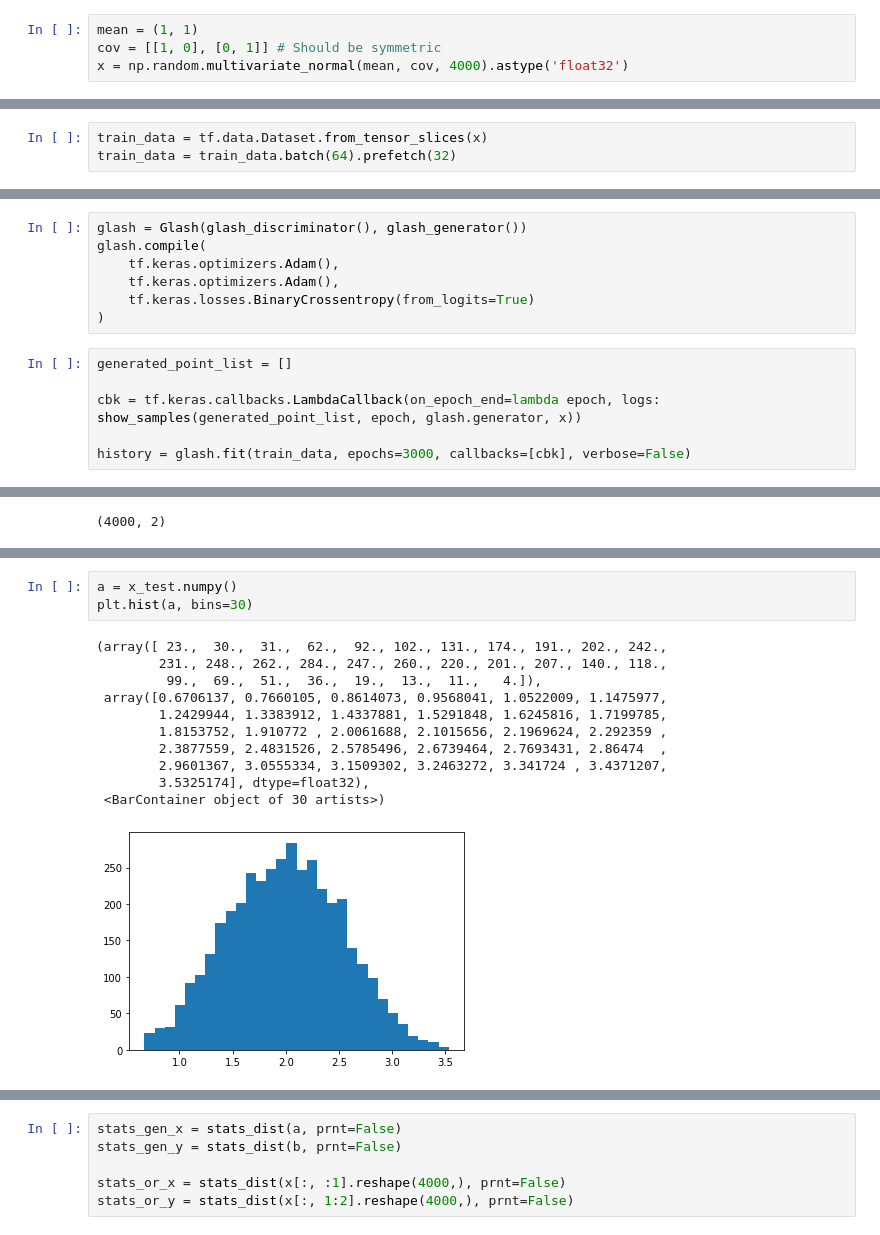
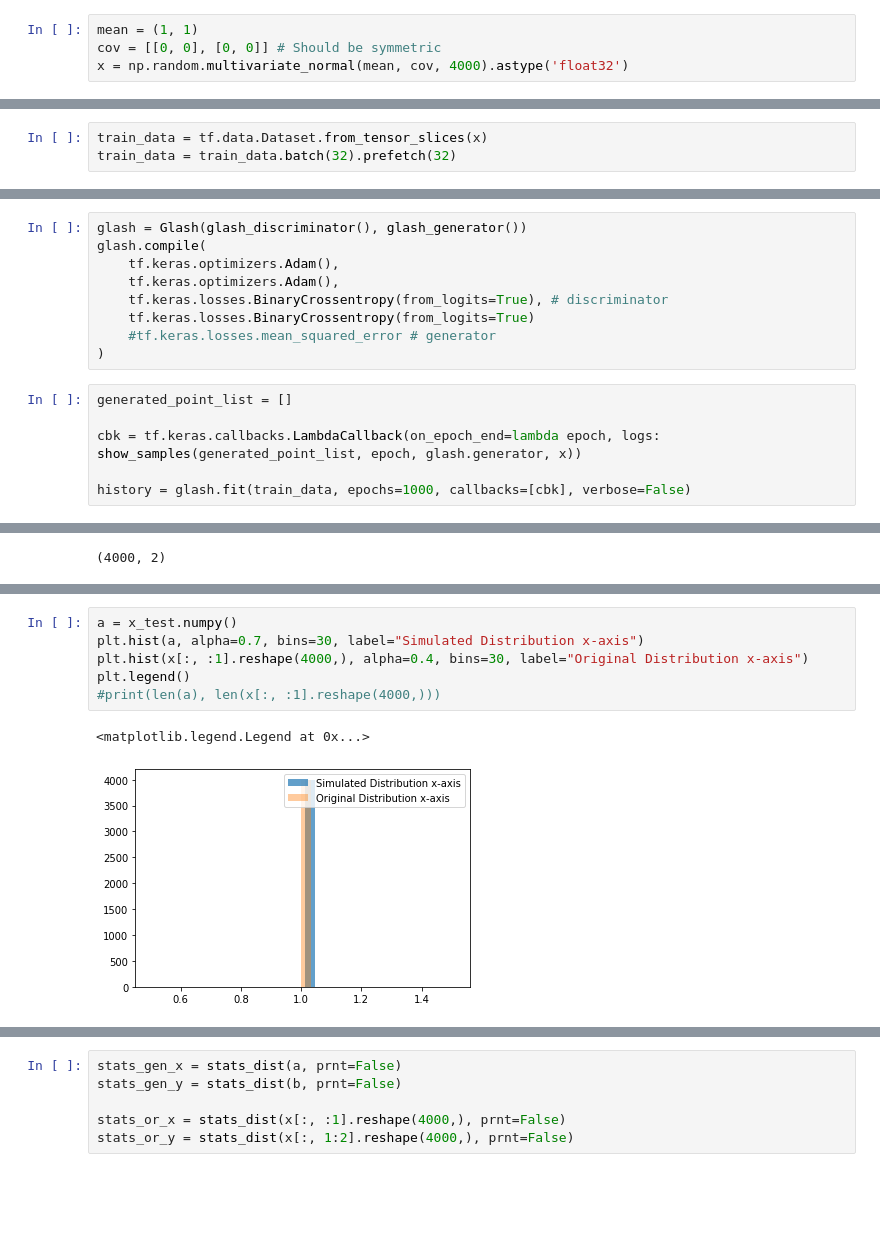
Before and after one commit to Sergio20f/generative_ml_for_particle_physics, a Jupyter notebook: data_notebooks/glash_v2_dist.ipynb, the cells around one changed output, grey strips where cells are left out. Cells and saved outputs as stored; diff of their text form; blank space fills up the shorter version.

Commit message:
add log to try to improve results for glash, add new helper functions to compare histograms

```diff
--- a/data_notebooks/glash_v2_dist.ipynb
+++ b/data_notebooks/glash_v2_dist.ipynb
@@ -18,6 +117,6 @@ from glash_v2 import glash_discriminator, glash_generator, Glash
 # %%
 mean = (1, 1)
-cov = [[1, 0], [0, 1]] # Should be symmetric
+cov = [[0, 0], [0, 0]] # Should be symmetric
 x = np.random.multivariate_normal(mean, cov, 4000).astype('float32')
 # %%
 plt.hist2d(x[:, :1].reshape(4000,), x[:, 1:2].reshape(4000,), bins=25)
@@ -43,4 +142,4 @@ plt.hist2d(x[:, :1].reshape(4000,), x[:, 1:2].reshape(4000,), bins=25)
 # %%
 train_data = tf.data.Dataset.from_tensor_slices(x)
-train_data = train_data.batch(64).prefetch(32)
+train_data = train_data.batch(32).prefetch(32)
 # %% [output]
@@ -66,12 +165,14 @@ glash = Glash(glash_discriminator(), glash_generator())
 glash.compile(
     tf.keras.optimizers.Adam(),
     tf.keras.optimizers.Adam(),
+    tf.keras.losses.BinaryCrossentropy(from_logits=True), # discriminator
     tf.keras.losses.BinaryCrossentropy(from_logits=True)
+    #tf.keras.losses.mean_squared_error # generator
 )
 # %%
 generated_point_list = []
 
 cbk = tf.keras.callbacks.LambdaCallback(on_epoch_end=lambda epoch, logs: show_samples(generated_point_list, epoch, glash.generator, x))
 
-history = glash.fit(train_data, epochs=3000, callbacks=[cbk], verbose=False)
+history = glash.fit(train_data, epochs=1000, callbacks=[cbk], verbose=False)
 # %% [output]
@@ -130,17 +233,11 @@ plt.hist2d(x_test, y_test, bins=25)
 # %%
 a = x_test.numpy()
-plt.hist(a, bins=30)
+plt.hist(a, alpha=0.7, bins=30, label="Simulated Distribution x-axis")
+plt.hist(x[:, :1].reshape(4000,), alpha=0.4, bins=30, label="Original Distribution x-axis")
+plt.legend()
+#print(len(a), len(x[:, :1].reshape(4000,)))
 # %% [output]
-(array([ 23.,  30.,  31.,  62.,  92., 102., 131., 174., 191., 202., 242.,
-        231., 248., 262., 284., 247., 260., 220., 201., 207., 140., 118.,
-         99.,  69.,  51.,  36.,  19.,  13.,  11.,   4.]),
- array([0.6706137, 0.7660105, 0.8614073, 0.9568041, 1.0522009, 1.1475977,
-        1.2429944, 1.3383912, 1.4337881, 1.5291848, 1.6245816, 1.7199785,
-        1.8153752, 1.910772 , 2.0061688, 2.1015656, 2.1969624, 2.292359 ,
-        2.3877559, 2.4831526, 2.5785496, 2.6739464, 2.7693431, 2.86474  ,
-        2.9601367, 3.0555334, 3.1509302, 3.2463272, 3.341724 , 3.4371207,
-        3.5325174], dtype=float32),
- <BarContainer object of 30 artists>)
+<matplotlib.legend.Legend at 0x...>
-[figure, old version]
+[figure, new version]
 # %%
 b = y_test.numpy()
```
Also changed, not shown: parts of 16 cells of this notebook, 5 other files.
